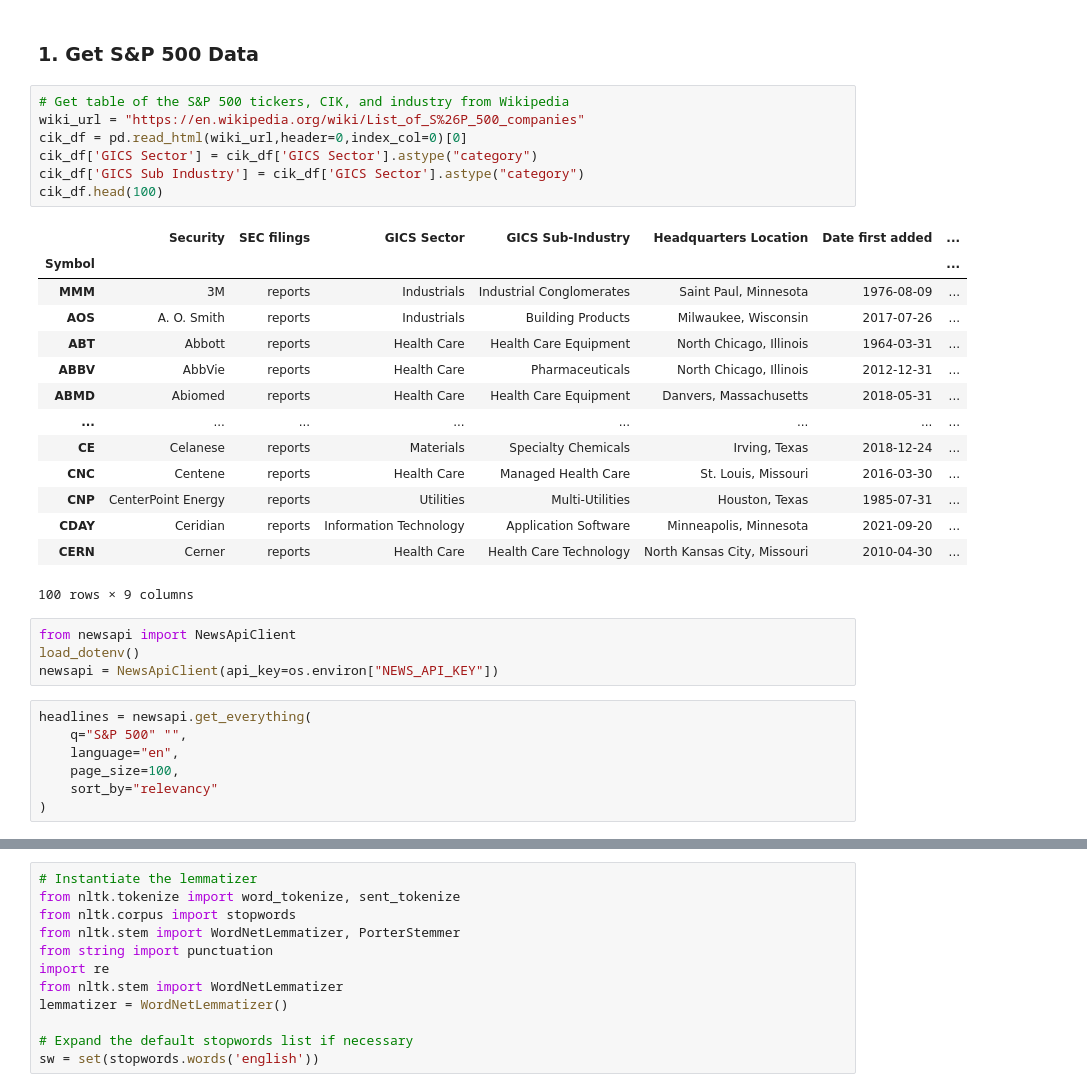
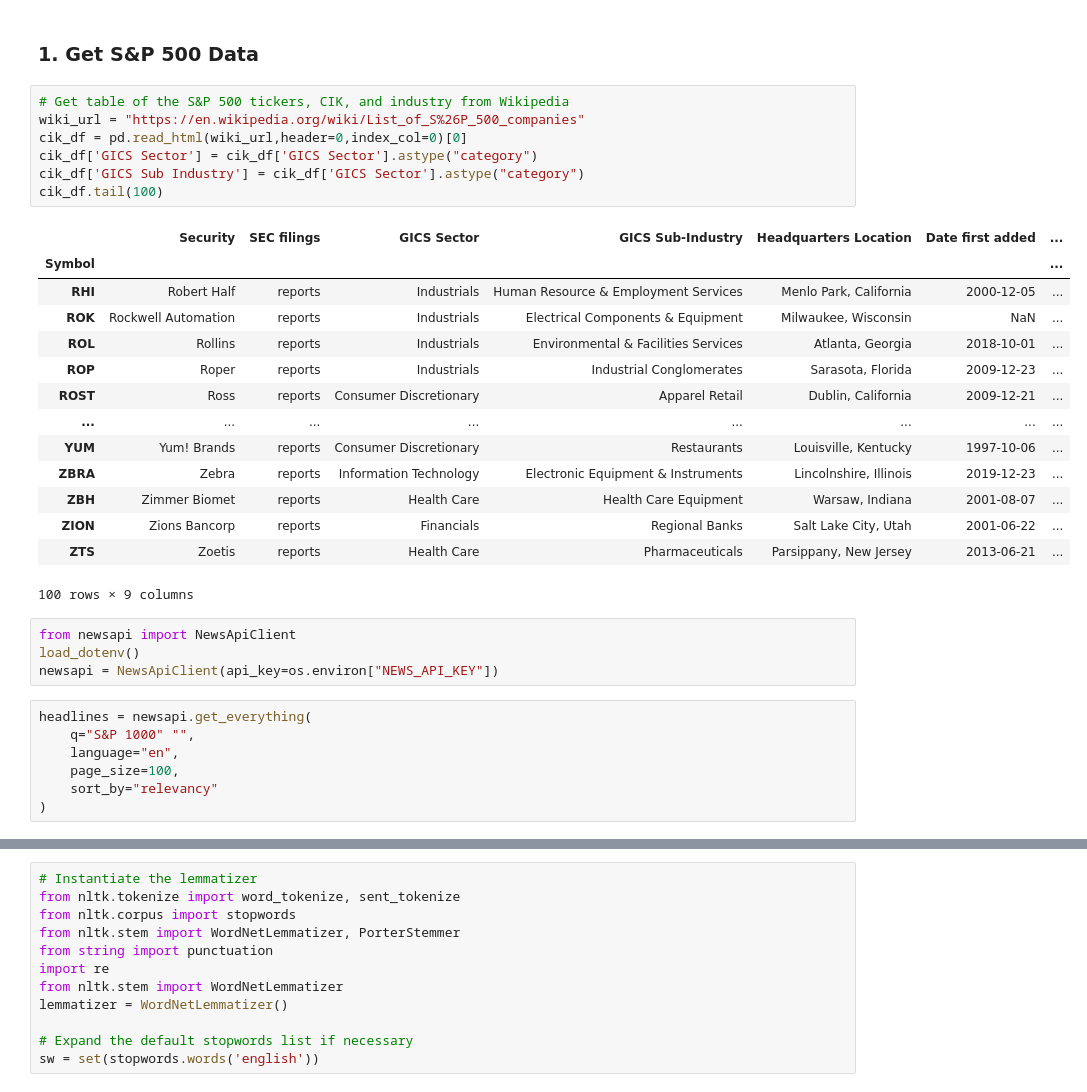
Before and after one commit to StrawhatRA/NLP-Tweet-Investor, a Jupyter notebook: data_collection.ipynb, the cells around one changed output, grey strips where cells are left out. Saved outputs shown, nothing was run; the diff lists cells and outputs as text.

```diff
--- a/data_collection.ipynb
+++ b/data_collection.ipynb
@@ -28,24 +28,24 @@ from pathlib import Path
 # %%
 # Get table of the S&P 500 tickers, CIK, and industry from Wikipedia
 wiki_url = "https://en.wikipedia.org/wiki/List_of_S%26P_500_companies"
 cik_df = pd.read_html(wiki_url,header=0,index_col=0)[0]
 cik_df['GICS Sector'] = cik_df['GICS Sector'].astype("category")
 cik_df['GICS Sub Industry'] = cik_df['GICS Sector'].astype("category")
-cik_df.head(100)
+cik_df.tail(100)
 # %% [output]
 |  | Security | SEC filings | GICS Sector | GICS Sub-Industry | Headquarters Location | Date first added | ... |
 | Symbol |  |  |  |  |  |  | ... |
-| MMM | 3M | reports | Industrials | Industrial Conglomerates | Saint Paul, Minnesota | 1976-08-09 | ... |
-| AOS | A. O. Smith | reports | Industrials | Building Products | Milwaukee, Wisconsin | 2017-07-26 | ... |
-| ABT | Abbott | reports | Health Care | Health Care Equipment | North Chicago, Illinois | 1964-03-31 | ... |
-| ABBV | AbbVie | reports | Health Care | Pharmaceuticals | North Chicago, Illinois | 2012-12-31 | ... |
-| ABMD | Abiomed | reports | Health Care | Health Care Equipment | Danvers, Massachusetts | 2018-05-31 | ... |
+| RHI | Robert Half | reports | Industrials | Human Resource & Employment Services | Menlo Park, California | 2000-12-05 | ... |
+| ROK | Rockwell Automation | reports | Industrials | Electrical Components & Equipment | Milwaukee, Wisconsin | NaN | ... |
+| ROL | Rollins | reports | Industrials | Environmental & Facilities Services | Atlanta, Georgia | 2018-10-01 | ... |
+| ROP | Roper | reports | Industrials | Industrial Conglomerates | Sarasota, Florida | 2009-12-23 | ... |
+| ROST | Ross | reports | Consumer Discretionary | Apparel Retail | Dublin, California | 2009-12-21 | ... |
 | ... | ... | ... | ... | ... | ... | ... | ... |
-| CE | Celanese | reports | Materials | Specialty Chemicals | Irving, Texas | 2018-12-24 | ... |
-| CNC | Centene | reports | Health Care | Managed Health Care | St. Louis, Missouri | 2016-03-30 | ... |
-| CNP | CenterPoint Energy | reports | Utilities | Multi-Utilities | Houston, Texas | 1985-07-31 | ... |
-| CDAY | Ceridian | reports | Information Technology | Application Software | Minneapolis, Minnesota | 2021-09-20 | ... |
-| CERN | Cerner | reports | Health Care | Health Care Technology | North Kansas City, Missouri | 2010-04-30 | ... |
+| YUM | Yum! Brands | reports | Consumer Discretionary | Restaurants | Louisville, Kentucky | 1997-10-06 | ... |
+| ZBRA | Zebra | reports | Information Technology | Electronic Equipment & Instruments | Lincolnshire, Illinois | 2019-12-23 | ... |
+| ZBH | Zimmer Biomet | reports | Health Care | Health Care Equipment | Warsaw, Indiana | 2001-08-07 | ... |
+| ZION | Zions Bancorp | reports | Financials | Regional Banks | Salt Lake City, Utah | 2001-06-22 | ... |
+| ZTS | Zoetis | reports | Health Care | Pharmaceuticals | Parsippany, New Jersey | 2013-06-21 | ... |
 100 rows × 9 columns
 # %%
 from newsapi import NewsApiClient
@@ -53,7 +53,7 @@ load_dotenv()
 newsapi = NewsApiClient(api_key=os.environ["NEWS_API_KEY"])
 # %%
 headlines = newsapi.get_everything(
-    q="S&P 500" "",
+    q="S&P 1000" "",
     language="en",
     page_size=100,
     sort_by="relevancy"
```
Also changed, not shown: parts of 10 cells of this notebook.
